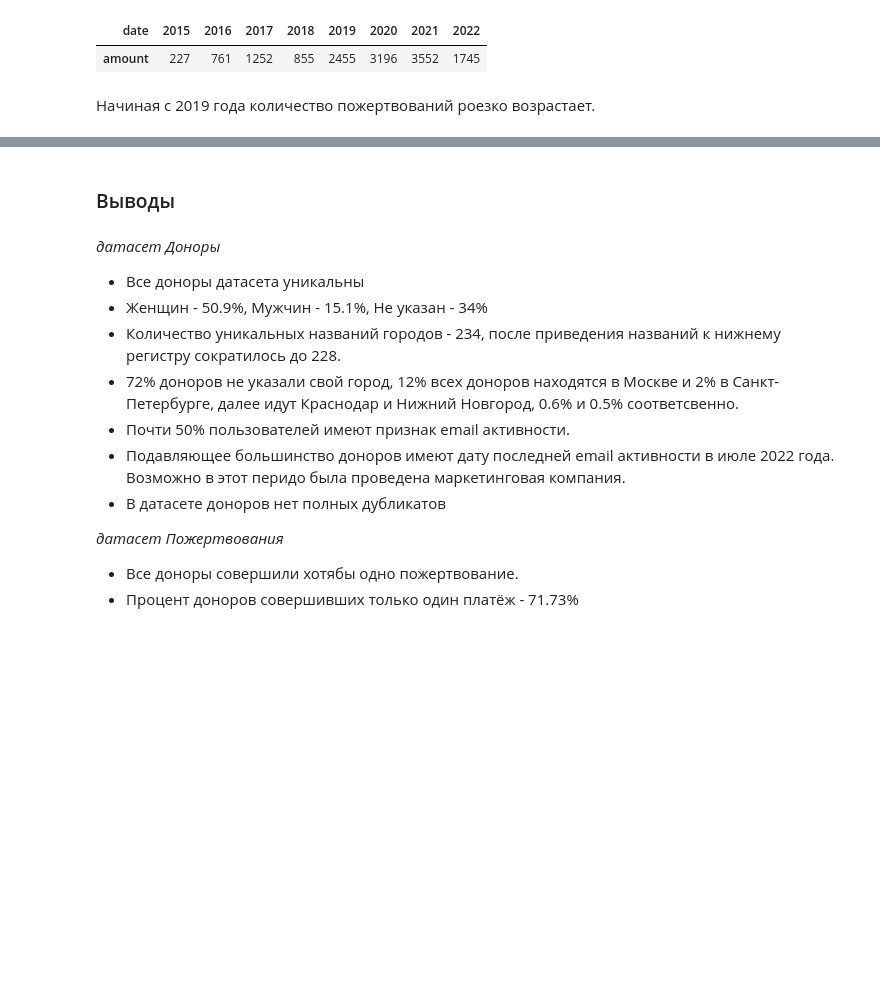
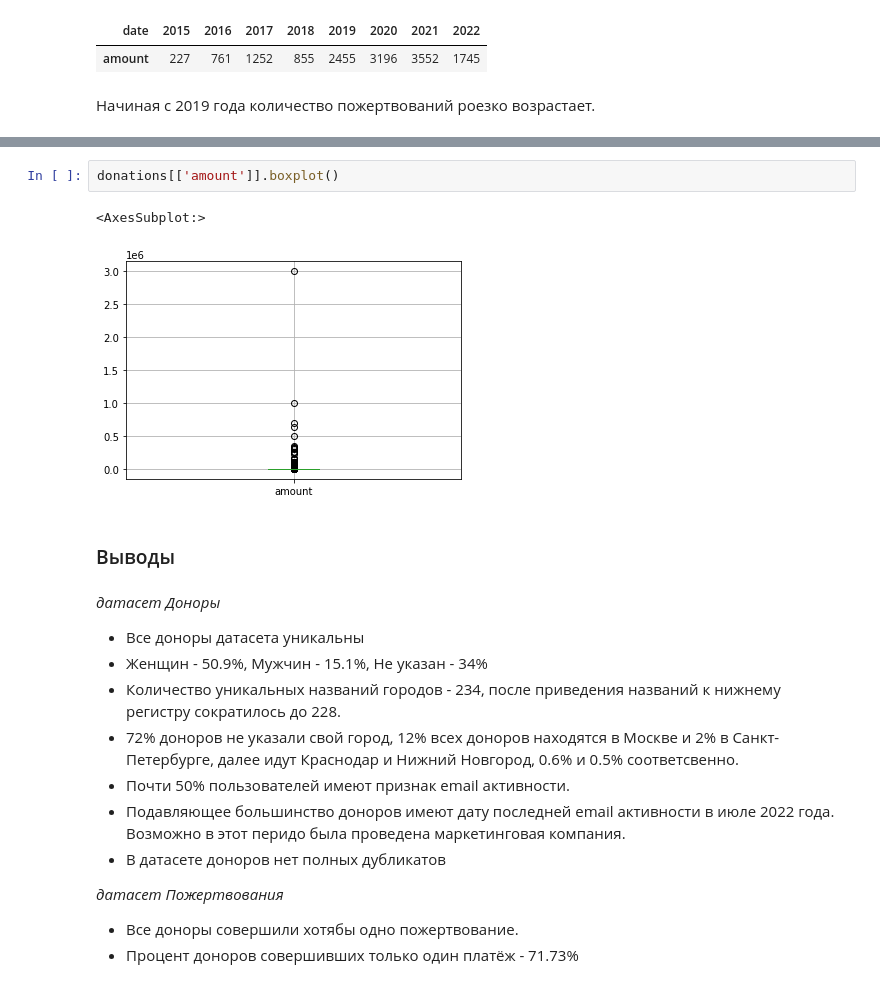
Before and after one commit to DenisChesnokov/DataAnalyticsProjects, a Jupyter notebook: donations/Donation.ipynb, the cells around one changed output, grey strips where cells are left out. Cells and saved outputs as stored; diff of their text form; blank space fills up the shorter version.

```diff
--- a/donations/Donation.ipynb
+++ b/donations/Donation.ipynb
@@ -347,3 +354,8 @@ donations.pivot_table(columns=donations['date'].dt.year, aggfunc='count').head(1
+# %%
+donations[['amount']].boxplot()
+# %% [output]
+<AxesSubplot:>
+[figure, added]
 # %% [markdown]
 ### Выводы
 # %% [markdown]
```
Also changed, not shown: parts of 6 cells of this notebook, 1 other file.
